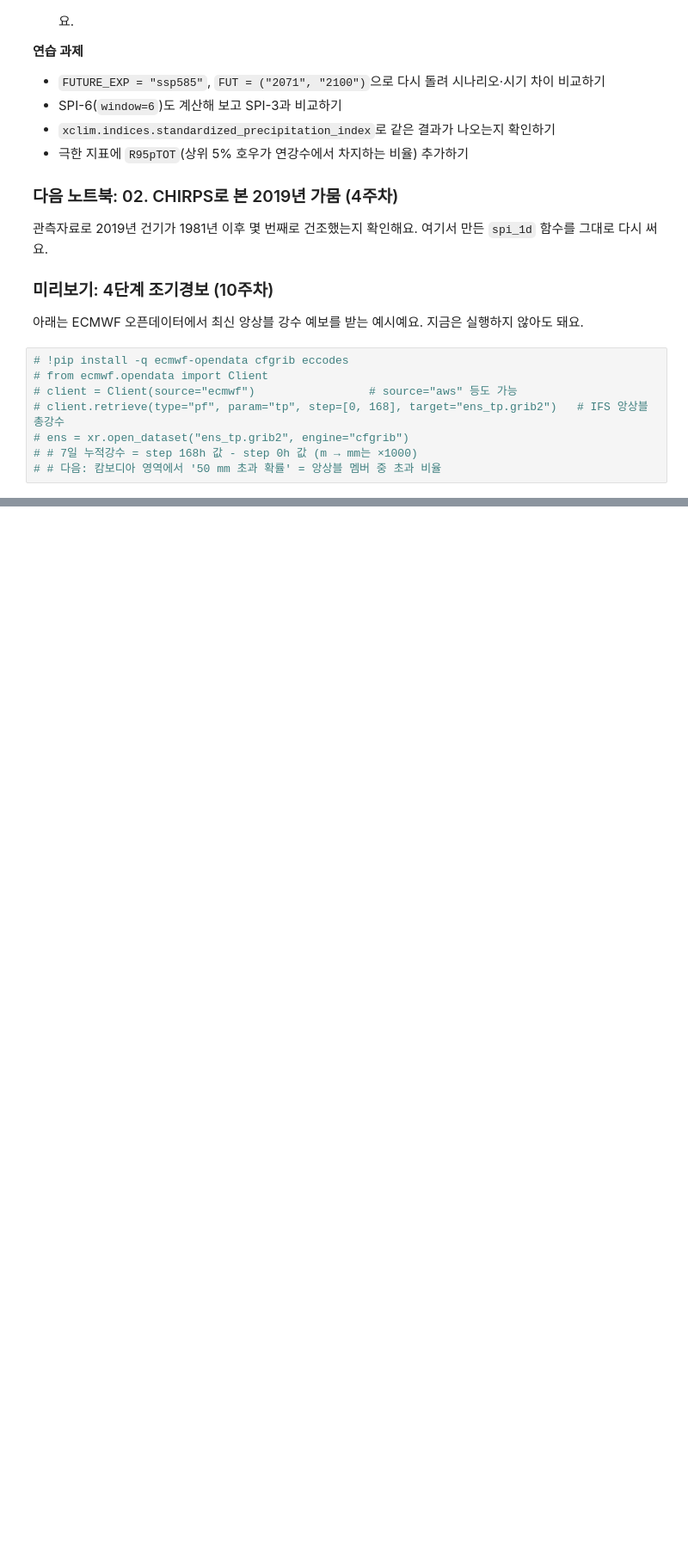
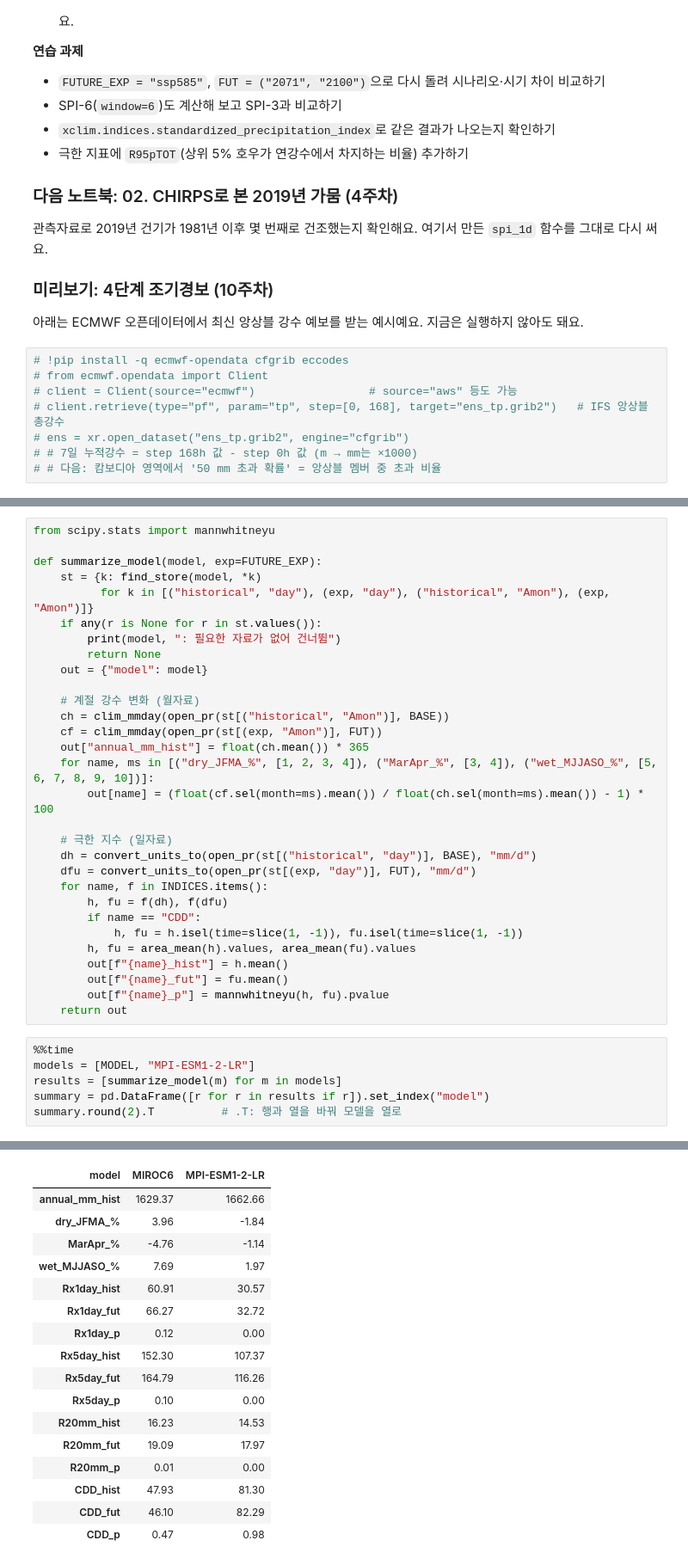
Before and after one commit to juhae-jude/Cambodia-Climate-Water-Energy, a Jupyter notebook: notebooks/01_cmip6_starter.ipynb, the cells around one changed output, grey strips where cells are left out. Shown at 86% size. Cells and saved outputs as stored; diff of their text form; blank space fills up the shorter version.

```diff
--- a/notebooks/01_cmip6_starter.ipynb
+++ b/notebooks/01_cmip6_starter.ipynb
@@ -380,0 +501,37 @@ severe+ (SPI<=-1.5)   : 기준   6.7%  →  미래   3.9% of months
+# %%
+from scipy.stats import mannwhitneyu
+
+def summarize_model(model, exp=FUTURE_EXP):
+    st = {k: find_store(model, *k)
+          for k in [("historical", "day"), (exp, "day"), ("historical", "Amon"), (exp, "Amon")]}
+    if any(r is None for r in st.values()):
+        print(model, ": 필요한 자료가 없어 건너뜀")
+        return None
+    out = {"model": model}
+
+    # 계절 강수 변화 (월자료)
+    ch = clim_mmday(open_pr(st[("historical", "Amon")], BASE))
+    cf = clim_mmday(open_pr(st[(exp, "Amon")], FUT))
+    out["annual_mm_hist"] = float(ch.mean()) * 365
+    for name, ms in [("dry_JFMA_%", [1, 2, 3, 4]), ("MarApr_%", [3, 4]), ("wet_MJJASO_%", [5, 6, 7, 8, 9, 10])]:
+        out[name] = (float(cf.sel(month=ms).mean()) / float(ch.sel(month=ms).mean()) - 1) * 100
+
+    # 극한 지수 (일자료)
+    dh = convert_units_to(open_pr(st[("historical", "day")], BASE), "mm/d")
+    dfu = convert_units_to(open_pr(st[(exp, "day")], FUT), "mm/d")
+    for name, f in INDICES.items():
+        h, fu = f(dh), f(dfu)
+        if name == "CDD":
+            h, fu = h.isel(time=slice(1, -1)), fu.isel(time=slice(1, -1))
+        h, fu = area_mean(h).values, area_mean(fu).values
+        out[f"{name}_hist"] = h.mean()
+        out[f"{name}_fut"] = fu.mean()
+        out[f"{name}_p"] = mannwhitneyu(h, fu).pvalue
+    return out
+# %%
+%%time
+models = [MODEL, "MPI-ESM1-2-LR"]
+results = [summarize_model(m) for m in models]
+summary = pd.DataFrame([r for r in results if r]).set_index("model")
+summary.round(2).T          # .T: 행과 열을 바꿔 모델을 열로
+# %% [output]
@@ -380,0 +540,17 @@ severe+ (SPI<=-1.5)   : 기준   6.7%  →  미래   3.9% of months
+| model | MIROC6 | MPI-ESM1-2-LR |
+| annual_mm_hist | 1629.37 | 1662.66 |
+| dry_JFMA_% | 3.96 | -1.84 |
+| MarApr_% | -4.76 | -1.14 |
+| wet_MJJASO_% | 7.69 | 1.97 |
+| Rx1day_hist | 60.91 | 30.57 |
+| Rx1day_fut | 66.27 | 32.72 |
+| Rx1day_p | 0.12 | 0.00 |
+| Rx5day_hist | 152.30 | 107.37 |
+| Rx5day_fut | 164.79 | 116.26 |
+| Rx5day_p | 0.10 | 0.00 |
+| R20mm_hist | 16.23 | 14.53 |
+| R20mm_fut | 19.09 | 17.97 |
+| R20mm_p | 0.01 | 0.00 |
+| CDD_hist | 47.93 | 81.30 |
+| CDD_fut | 46.10 | 82.29 |
+| CDD_p | 0.47 | 0.98 |
```
Also changed, not shown: parts of 19 cells of this notebook.
